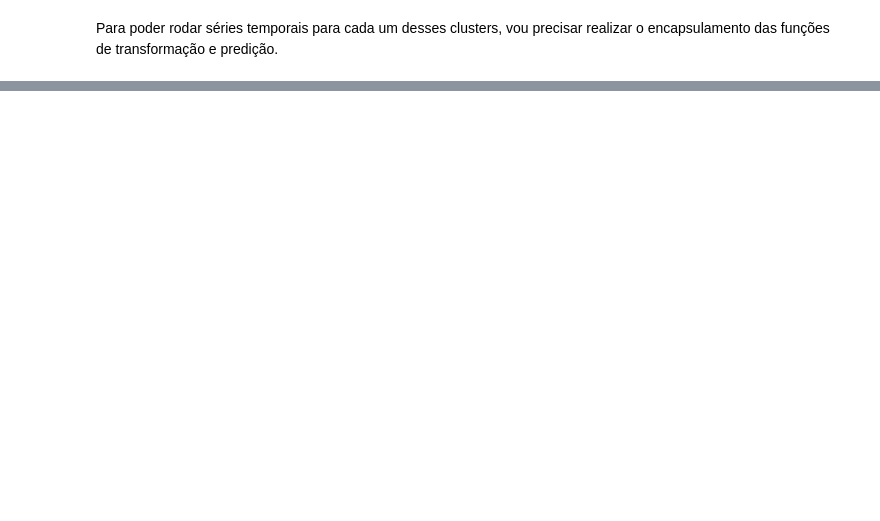
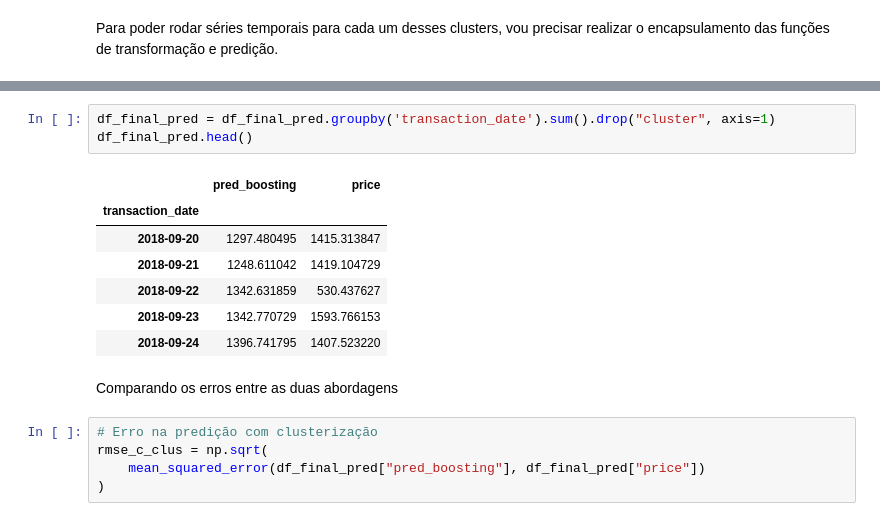
Before and after one commit to lara-bertini/Ironhack-lara, a Jupyter notebook: Projeto-H&M/H&M_Time_Series_Notebook.ipynb, the cells around one changed output, grey strips where cells are left out. Drawn from its saved outputs; the diff is of its cells as text; blank space fills up the shorter version.

```diff
--- a/Projeto-H&M/H&M_Time_Series_Notebook.ipynb
+++ b/Projeto-H&M/H&M_Time_Series_Notebook.ipynb
@@ -424,0 +630,18 @@ Para poder rodar séries temporais para cada um desses clusters, vou precisar re
+# %%
+df_final_pred = df_final_pred.groupby('transaction_date').sum().drop("cluster", axis=1)
+df_final_pred.head()
+# %% [output]
+|  | pred_boosting | price |
+| transaction_date |  |  |
+| 2018-09-20 | 1297.480495 | 1415.313847 |
+| 2018-09-21 | 1248.611042 | 1419.104729 |
+| 2018-09-22 | 1342.631859 | 530.437627 |
+| 2018-09-23 | 1342.770729 | 1593.766153 |
+| 2018-09-24 | 1396.741795 | 1407.523220 |
+# %% [markdown]
+Comparando os erros entre as duas abordagens
+# %%
+# Erro na predição com clusterização
+rmse_c_clus = np.sqrt(
+    mean_squared_error(df_final_pred["pred_boosting"], df_final_pred["price"])
+)
```
Also changed, not shown: parts of 32 cells of this notebook, 8 other files.
